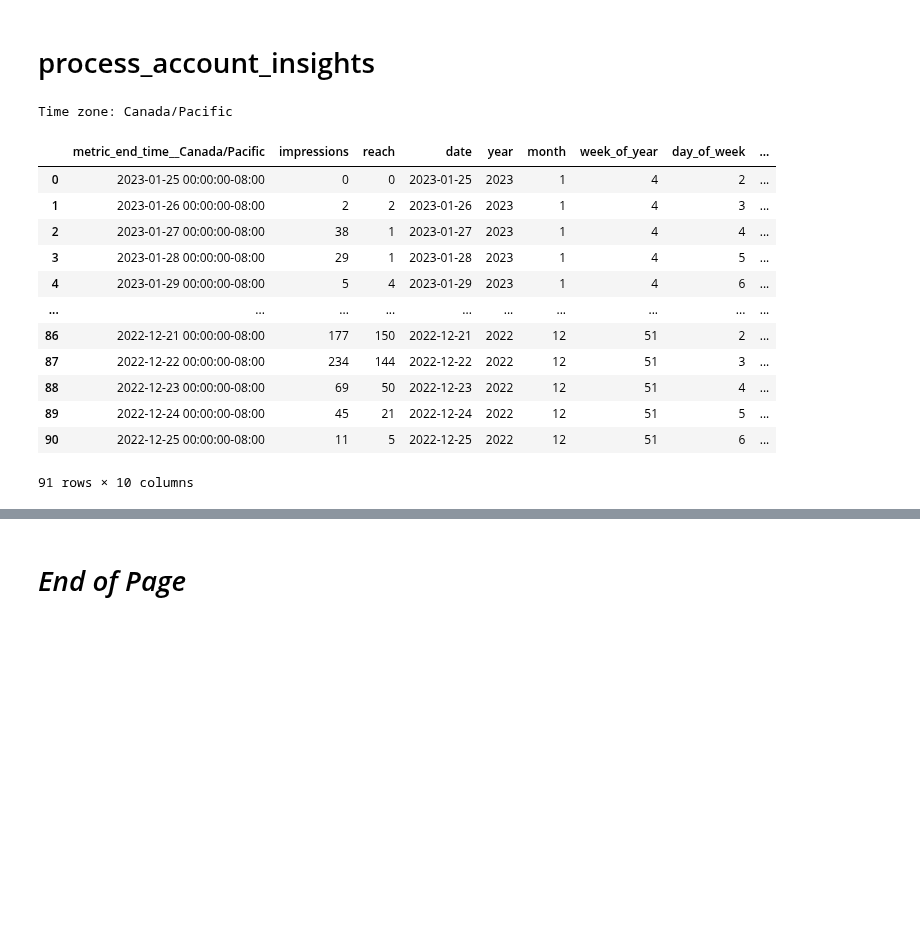
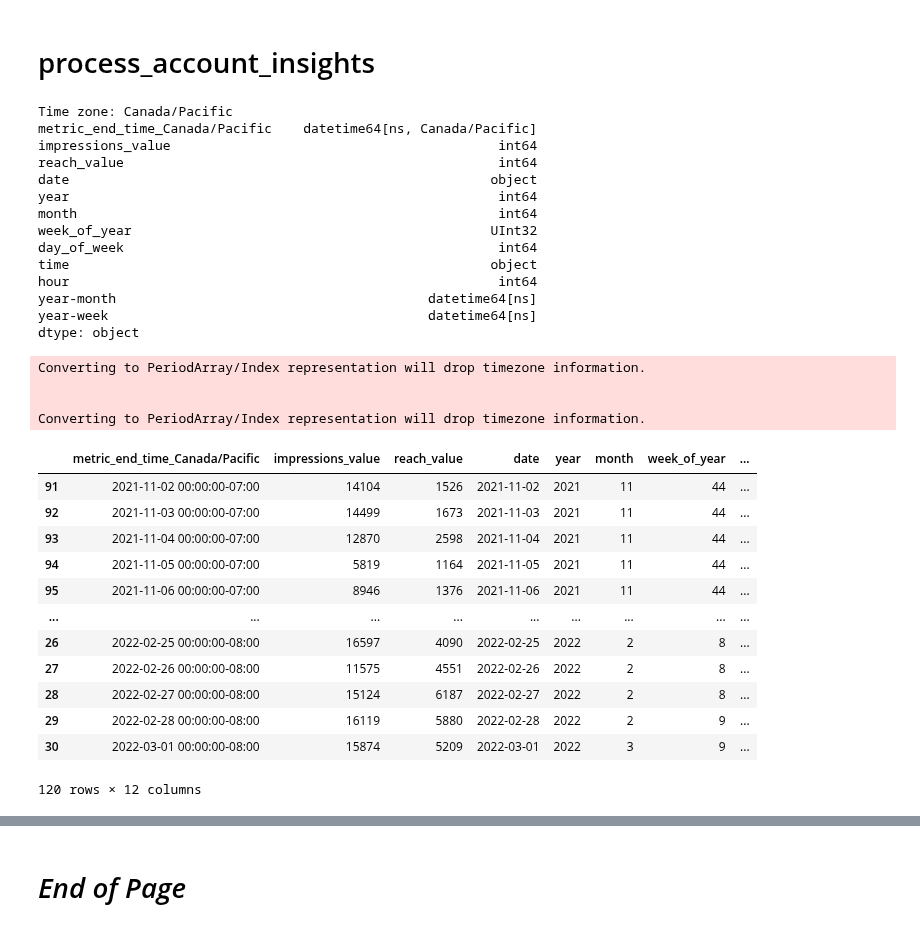
Before and after one commit to silvhua/online-PT-business-KPI, a Jupyter notebook: notebooks/2023-02-27 IG user insights data viz.ipynb, the cells around one changed output, grey strips where cells are left out. Cells and saved outputs as stored; diff of their text form; code cells hidden in the pictures; blank space fills up the shorter version.

```diff
--- a/notebooks/2023-02-27 IG user insights data viz.ipynb
+++ b/notebooks/2023-02-27 IG user insights data viz.ipynb
@@ -152,4 +24,0 @@ Number of posts: 18
-# %%
-since='2023-01-30'
-since = datetime.strptime(since, "%Y-%m-%d")
-since
@@ -158,6 +24,0 @@ datetime.datetime(2023, 1, 30, 0, 0)
-# %%
-print(response_json_dict[2]['data'][0]['values'][0]['end_time'])
-timestamp = response_json_dict[2]['data'][0]['values'][0]['end_time']
-# datetime.strptime(re.sub(r'(.+)T.+', r'\1', timestamp), "%Y-%m-%d")
-datetime.fromtimestamp(timestamp)
-# re.sub(r'(.+)T.+', r'\1', timestamp)
@@ -526,6 +127,6 @@ def get_ig_account_insights(ig_user_id, access_token, since=None, until=None,
             print('Unable to save outputs')
     return df, response_json_dict
 
-df3, response_json_dict3 = get_ig_account_insights(ig_user_id, access_token,
-    since='2022-11-30', until='2023-02-24', filename='my_IG_account_insights_2022-11-30_2023-02-24')
+df, response_json_dict = get_ig_account_insights(ig_user_id, access_token,
+    since='2021-12-01', until='2022-03-01', filename='am_IG_account_insights_2021-12-01_2022-03-01')
 # %% [output]
@@ -579,52 +182,75 @@ def process_df_timestamp2(input_df, timestamp_column='timestamp'):
     df['day_of_week'] = df[timestamp_column].dt.dayofweek
     df['time'] = df[timestamp_column].dt.time
     df['hour'] = df[timestamp_column].dt.hour
+     ## SH 2023-02-27 18:00 new
+    df['year-month'] = df[timestamp_column].dt.to_period('M').dt.start_time # first day of the month
+    df['year-week'] = df[timestamp_column].dt.to_period('W').dt.start_time # First day of the week (same day of week as for Jan 1 of that year)
+
     return df
 # %%
 
 def process_account_insights(
-    input_df, data_column_suffix='value', timestamp_column_suffix='end_time',
+    input_df, metric_column_suffix='value', timestamp_column_suffix='end_time',
     streamlit=False, timezone='Canada/Pacific'
     ):
 
     timestamp_columns = input_df.filter(regex=timestamp_column_suffix).columns
     # Check to see if all the timestamp columns are identical before proceeding
     for index, column in enumerate(timestamp_columns[:-1]):
         if input_df[column].equals(input_df[timestamp_columns[index+1]]):
             continue
         else:
             print('Error: timestamp columns are not all identical')
             break
     df = pd.concat([
         input_df[column],
-        input_df.filter(regex=data_column_suffix)
+        input_df.filter(regex=metric_column_suffix)
         ], axis=1)
     if timezone:
         print('Time zone:', timezone)
         df[column] = pd.to_datetime(df[column]).dt.tz_convert(timezone)
     else:
         print('Time stamps in UTC time')
-    df.columns = df.columns.str.replace(f'_{data_column_suffix}', f'', regex=False)
-    timezone_suffix = '_'+timezone if timezone else 'UTC'
+    # df.columns = df.columns.str.replace(f'_{data_column_suffix}', f'', regex=False)
+    timezone_suffix = timezone if timezone else 'UTC'
     timestamp_column_name = f'metric_{timestamp_column_suffix}_{timezone_suffix}'
     df = df.rename(columns={column: timestamp_column_name})
-    df = process_df_timestamp2(df, timestamp_column=timestamp_column_name) ## !! update the function
+    df = process_df_timestamp2(df, timestamp_column=timestamp_column_name) # !! change later
 
-    return df
+    return df.sort_values(timestamp_column_name)
 
-process_account_insights(df3)
+df_processed = process_account_insights(df)
+print(df_processed.dtypes)
+df_processed
 # %% [output]
 Time zone: Canada/Pacific
+metric_end_time_Canada/Pacific    datetime64[ns, Canada/Pacific]
+impressions_value                                          int64
+reach_value                                                int64
+date                                                      object
+year                                                       int64
+month                                                      int64
+week_of_year                                              UInt32
+day_of_week                                                int64
+time                                                      object
+hour                                                       int64
+year-month                                        datetime64[ns]
+year-week                                         datetime64[ns]
+dtype: object
+Converting to PeriodArray/Index representation will drop timezone information.
+
+
+Converting to PeriodArray/Index representation will drop timezone information.
-|  | metric_end_time__Canada/Pacific | impressions | reach | date | year | month | week_of_year | day_of_week | ... |
-| 0 | 2023-01-25 00:00:00-08:00 | 0 | 0 | 2023-01-25 | 2023 | 1 | 4 | 2 | ... |
-| 1 | 2023-01-26 00:00:00-08:00 | 2 | 2 | 2023-01-26 | 2023 | 1 | 4 | 3 | ... |
-| 2 | 2023-01-27 00:00:00-08:00 | 38 | 1 | 2023-01-27 | 2023 | 1 | 4 | 4 | ... |
-| 3 | 2023-01-28 00:00:00-08:00 | 29 | 1 | 2023-01-28 | 2023 | 1 | 4 | 5 | ... |
-| 4 | 2023-01-29 00:00:00-08:00 | 5 | 4 | 2023-01-29 | 2023 | 1 | 4 | 6 | ... |
-| ... | ... | ... | ... | ... | ... | ... | ... | ... | ... |
-| 86 | 2022-12-21 00:00:00-08:00 | 177 | 150 | 2022-12-21 | 2022 | 12 | 51 | 2 | ... |
-| 87 | 2022-12-22 00:00:00-08:00 | 234 | 144 | 2022-12-22 | 2022 | 12 | 51 | 3 | ... |
-| 88 | 2022-12-23 00:00:00-08:00 | 69 | 50 | 2022-12-23 | 2022 | 12 | 51 | 4 | ... |
-| 89 | 2022-12-24 00:00:00-08:00 | 45 | 21 | 2022-12-24 | 2022 | 12 | 51 | 5 | ... |
-| 90 | 2022-12-25 00:00:00-08:00 | 11 | 5 | 2022-12-25 | 2022 | 12 | 51 | 6 | ... |
+|  | metric_end_time_Canada/Pacific | impressions_value | reach_value | date | year | month | week_of_year | ... |
+| 91 | 2021-11-02 00:00:00-07:00 | 14104 | 1526 | 2021-11-02 | 2021 | 11 | 44 | ... |
+| 92 | 2021-11-03 00:00:00-07:00 | 14499 | 1673 | 2021-11-03 | 2021 | 11 | 44 | ... |
+| 93 | 2021-11-04 00:00:00-07:00 | 12870 | 2598 | 2021-11-04 | 2021 | 11 | 44 | ... |
+| 94 | 2021-11-05 00:00:00-07:00 | 5819 | 1164 | 2021-11-05 | 2021 | 11 | 44 | ... |
+| 95 | 2021-11-06 00:00:00-07:00 | 8946 | 1376 | 2021-11-06 | 2021 | 11 | 44 | ... |
+| ... | ... | ... | ... | ... | ... | ... | ... | ... |
+| 26 | 2022-02-25 00:00:00-08:00 | 16597 | 4090 | 2022-02-25 | 2022 | 2 | 8 | ... |
+| 27 | 2022-02-26 00:00:00-08:00 | 11575 | 4551 | 2022-02-26 | 2022 | 2 | 8 | ... |
+| 28 | 2022-02-27 00:00:00-08:00 | 15124 | 6187 | 2022-02-27 | 2022 | 2 | 8 | ... |
+| 29 | 2022-02-28 00:00:00-08:00 | 16119 | 5880 | 2022-02-28 | 2022 | 2 | 9 | ... |
+| 30 | 2022-03-01 00:00:00-08:00 | 15874 | 5209 | 2022-03-01 | 2022 | 3 | 9 | ... |
-91 rows × 10 columns
+120 rows × 12 columns
```
Also changed, not shown: parts of 24 cells of this notebook.
